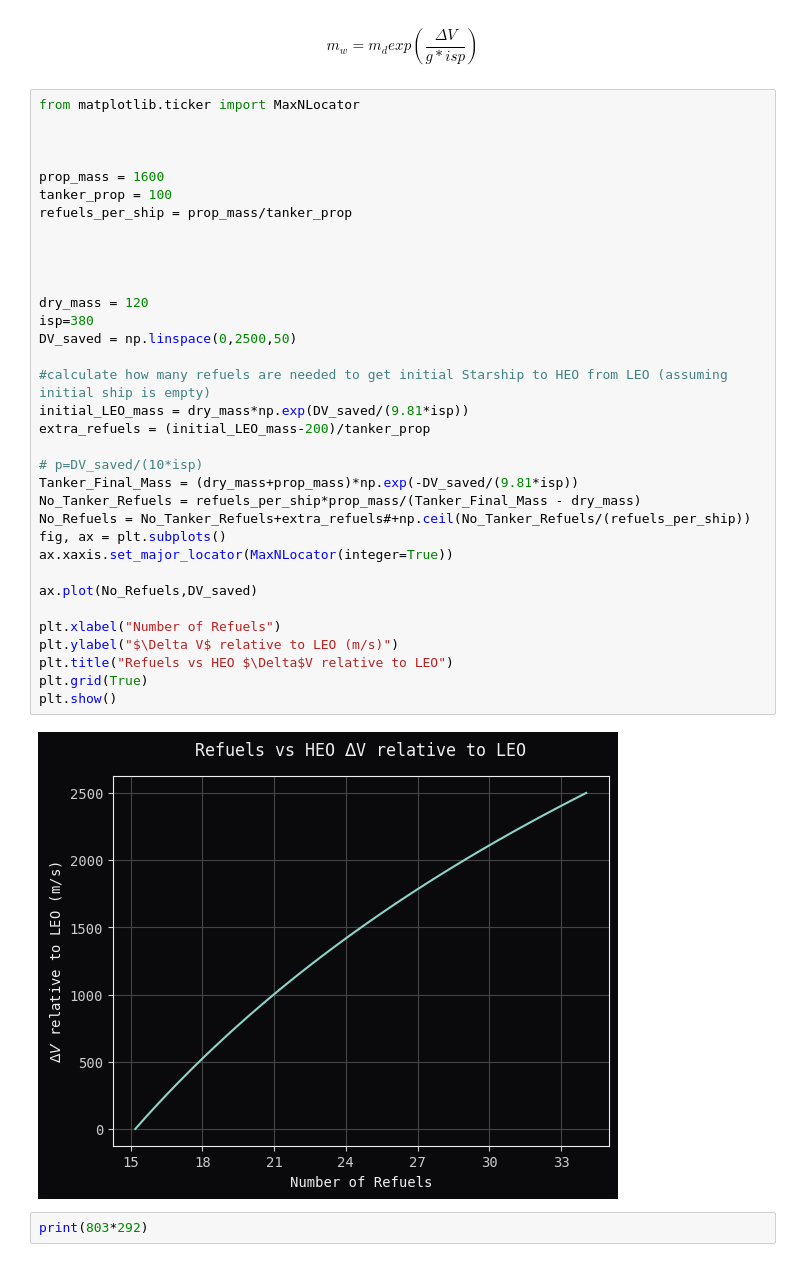
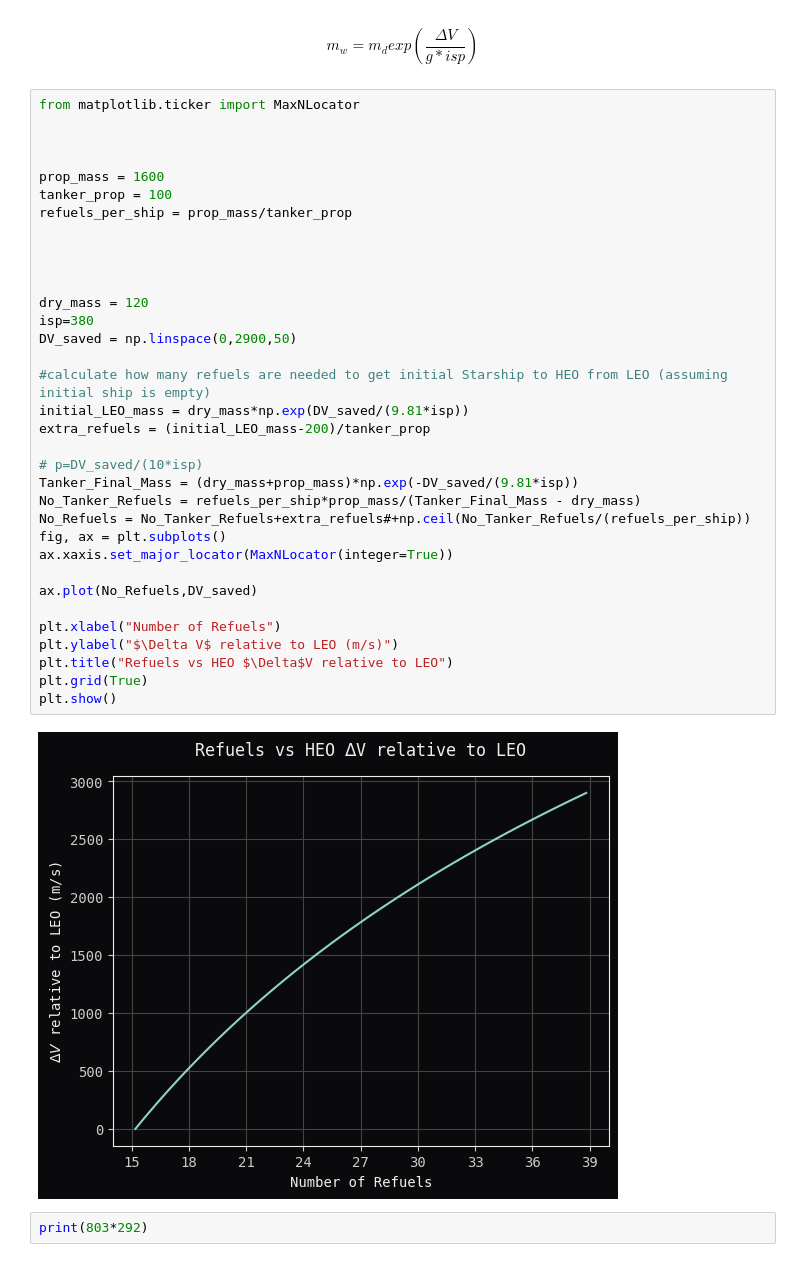
Before and after one commit to jackSN8/Starship_outer_planets_missions, a Jupyter notebook: starship_science_graphs.ipynb, the cells around one changed output. Cells and saved outputs as stored; diff of their text form.

```diff
--- a/starship_science_graphs.ipynb
+++ b/starship_science_graphs.ipynb
@@ -439,35 +502,35 @@ from matplotlib.ticker import MaxNLocator
 
 prop_mass = 1600
 tanker_prop = 100
 refuels_per_ship = prop_mass/tanker_prop
 
 
 
 
 dry_mass = 120
 isp=380
-DV_saved = np.linspace(0,2500,50)
+DV_saved = np.linspace(0,2900,50)
 
 #calculate how many refuels are needed to get initial Starship to HEO from LEO (assuming initial ship is empty)
 initial_LEO_mass = dry_mass*np.exp(DV_saved/(9.81*isp))
 extra_refuels = (initial_LEO_mass-200)/tanker_prop
 
 # p=DV_saved/(10*isp)
 Tanker_Final_Mass = (dry_mass+prop_mass)*np.exp(-DV_saved/(9.81*isp))
 No_Tanker_Refuels = refuels_per_ship*prop_mass/(Tanker_Final_Mass - dry_mass)
 No_Refuels = No_Tanker_Refuels+extra_refuels#+np.ceil(No_Tanker_Refuels/(refuels_per_ship))
 fig, ax = plt.subplots()
 ax.xaxis.set_major_locator(MaxNLocator(integer=True))
 
 ax.plot(No_Refuels,DV_saved)
 
 plt.xlabel("Number of Refuels")
 plt.ylabel("$\Delta V$ relative to LEO (m/s)")
 plt.title("Refuels vs HEO $\Delta$V relative to LEO")
 plt.grid(True)
 plt.show()
 # %% [output]
-[figure, old version]
+[figure, new version]
 # %%
 print(803*292)
 # %% [output]
```
Also changed, not shown: parts of 3 cells of this notebook, 13 other files.
